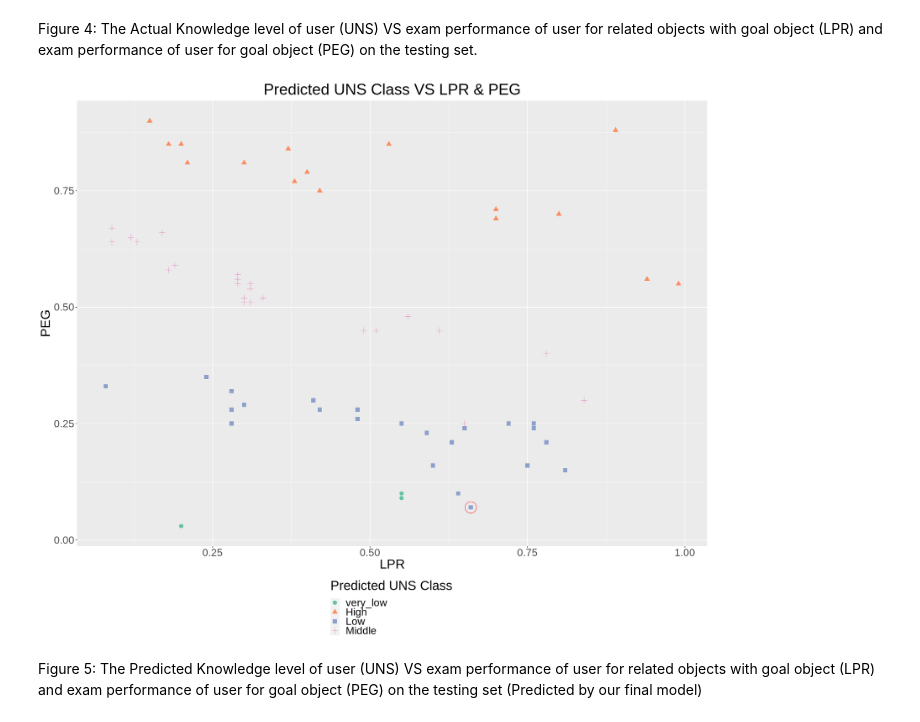
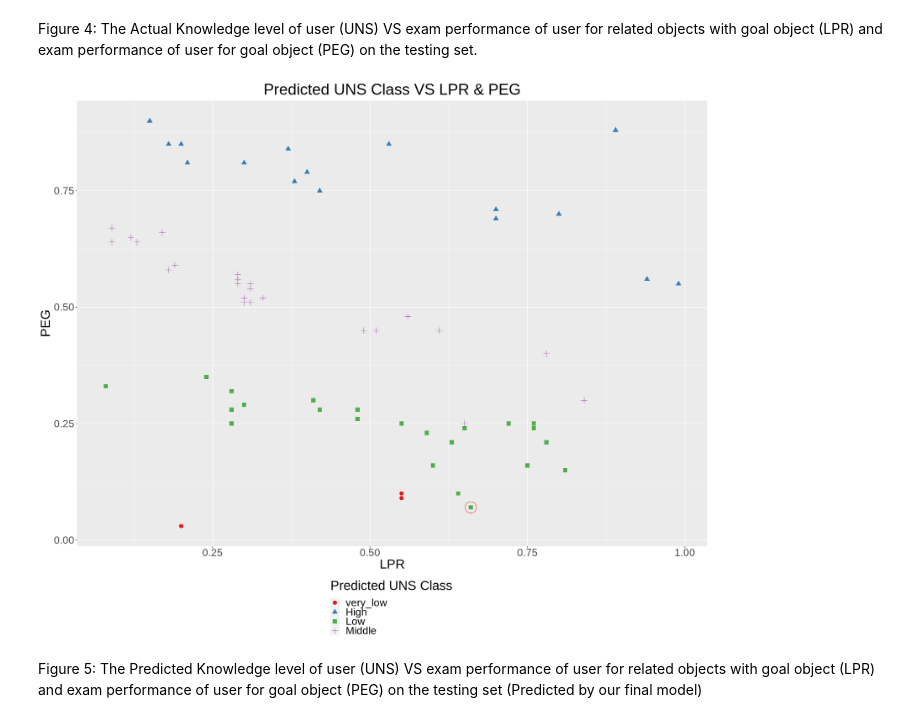
Before and after one commit to Anson-Chan-HK/DSCI-100-2023S1-4-PROJECT, a Jupyter notebook: actual_project.ipynb, the cells around one changed output. Cells and saved outputs as stored; diff of their text form; code cells hidden in the pictures.

```diff
--- a/actual_project.ipynb
+++ b/actual_project.ipynb
@@ -513,26 +513,26 @@ Figure 4: The Actual Knowledge level of user (UNS) VS exam performance of user f
 # %%
 #graph our results of our final model prediction on the testing set, with the colours differentiated from the predictive classes from our model
 #circled the point which predicted class differs from actual class of UNS
 
 options(repr.plot.width = 18, repr.plot.height = 15)
 
 modeling_prediction_plot <- ggplot(modeling_predict, aes(x = LPR, y = PEG, colour = .pred_class, shape = .pred_class)) +
         geom_point(alpha = 5, size = 3.5) +
         labs(x = "LPR", y = "PEG" , colour = "Predicted UNS Class", shape = "Predicted UNS Class") +
         ggtitle("Predicted UNS Class VS LPR & PEG") +
         theme(text = element_text(size = 25, hjust = 0.5), plot.title = element_text(size = 30, hjust = 0.5),
              legend.position = "bottom",
              legend.direction = "vertical")+
-        scale_color_brewer(palette = "Set2")
+        scale_color_brewer(palette = "Set1")
 
 
 modeling_prediction_plot <- modeling_prediction_plot +
   geom_point(data = modeling_target, aes(x = LPR, y = PEG),
              size = 10, shape = 1, colour = "red", fill = NA)
 
 modeling_prediction_plot
 # %% [output]
-[figure, old version]
+[figure, new version]
 # %% [markdown]
 Figure 5: The Predicted Knowledge level of user (UNS) VS exam performance of user for related objects with goal object (LPR) and exam performance of user for goal object (PEG) on the testing set (Predicted by our final model)
 # %%
```
Also changed, not shown: parts of 4 cells of this notebook.
